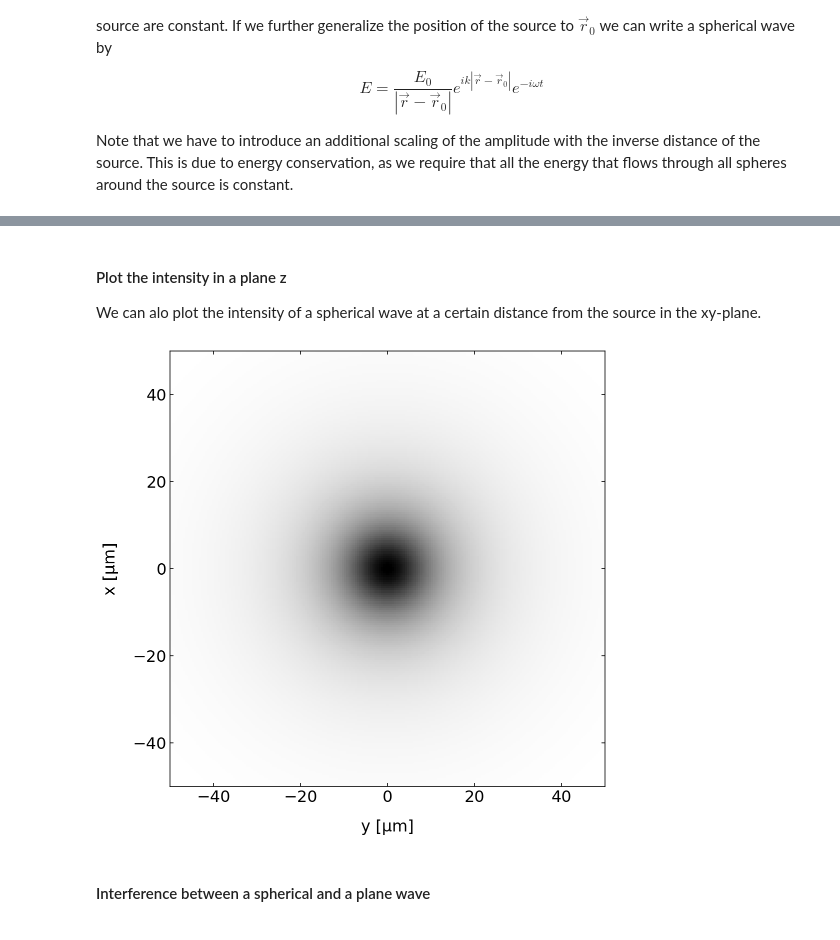
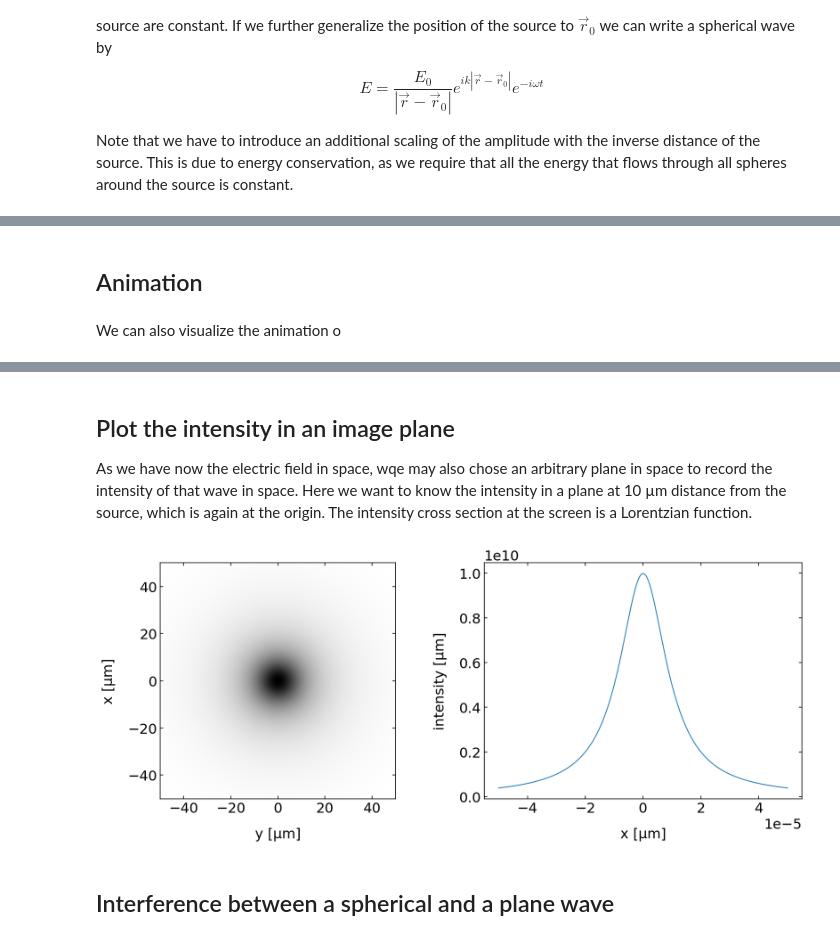
Before and after one commit to fcichos/website, a Jupyter notebook: docs/notebooks/L9/2_spherical_waves.ipynb, the cells around one changed output, grey strips where cells are left out. Drawn from its saved outputs; the diff is of its cells as text; code cells hidden in the pictures.

```diff
--- a/docs/notebooks/L9/2_spherical_waves.ipynb
+++ b/docs/notebooks/L9/2_spherical_waves.ipynb
@@ -82,3 +98,7 @@ Text(0, 0.5, 'intensity [a.u.]')
+# %% [markdown]
+## Animation
+# %% [markdown]
+We can also visualize the animation o
 # %%
 norm = mpl.colors.Normalize(vmin=-5e6, vmax=5e6)
 cmap = cm.seismic
@@ -101,28 +121,35 @@ def animate(k,time):
 # %%
 time= np.linspace(0,1e-14,200)
 animate(k,time)
-# %% [markdown]
-#### Plot the intensity in a plane z
-
-
-We can alo plot the intensity of a spherical wave at a certain distance from the source in the xy-plane.
+# %% [markdown]
+## Plot the intensity in an image plane
+
+As we have now the electric field in space, wqe may also chose an arbitrary plane in space to record the intensity of that wave in space. Here we want to know the intensity in a plane at 10 µm distance from the source, which is again at the origin. The intensity cross section at the screen is a Lorentzian function.
 # %%
-plt.figure(figsize=(8,8))
+plt.figure(figsize=(12,5))
 x=np.linspace(-50e-6,50e-6,200)
 y=np.linspace(-50e-6,50e-6,200)
 
 X,Y=np.meshgrid(x,y)
 r=np.array([X,Y,10e-6])
 k1=2*np.pi/wavelength*np.array([0j,0j,1+0j])
-r0=np.array([0,0,-20e-9])
+r0=np.array([0,0,0])
 field=spherical_wave(k1,omega0,r,r0,0)
 
+plt.subplot(1,2,1)
 plt.imshow(np.abs(field)**2,extent=[-50,50,-50,50],cmap='gray_r')
-
 plt.xlabel('y [µm]')
 plt.ylabel('x [µm]')
+
+plt.subplot(1,2,2)
+plt.plot(x,np.abs(field[100,:])**2)
+#plt.plot(x,3e10/((178000*x)**2+3))
+
+plt.xlabel('x [µm]')
+plt.ylabel('intensity [µm]')
+plt.tight_layout()
 plt.show()
 # %% [output]
-[figure, old version]
+[figure, new version]
 # %% [markdown]
-#### Interference between a spherical and a plane wave
+## Interference between a spherical and a plane wave
```
Also changed, not shown: parts of 10 cells of this notebook, 43 other files.
